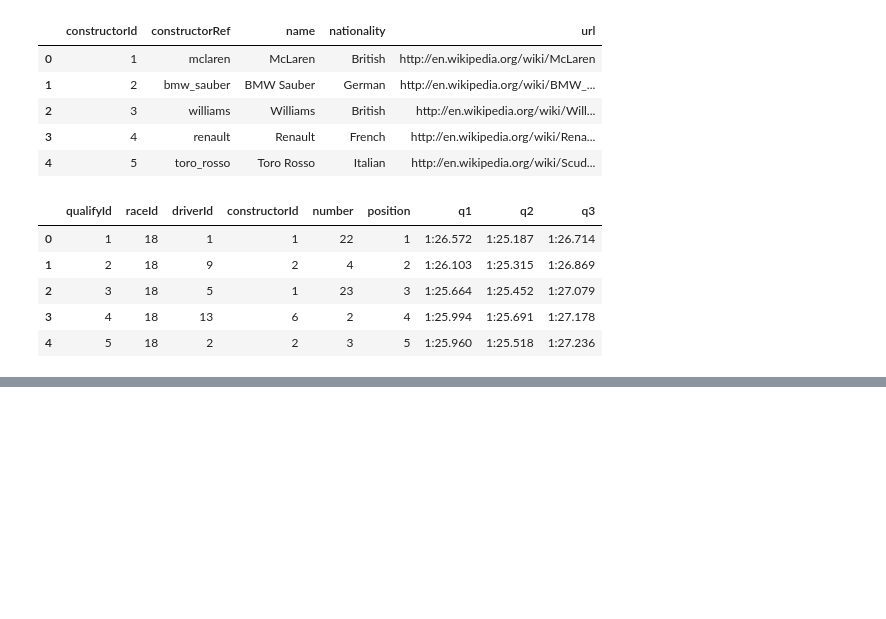
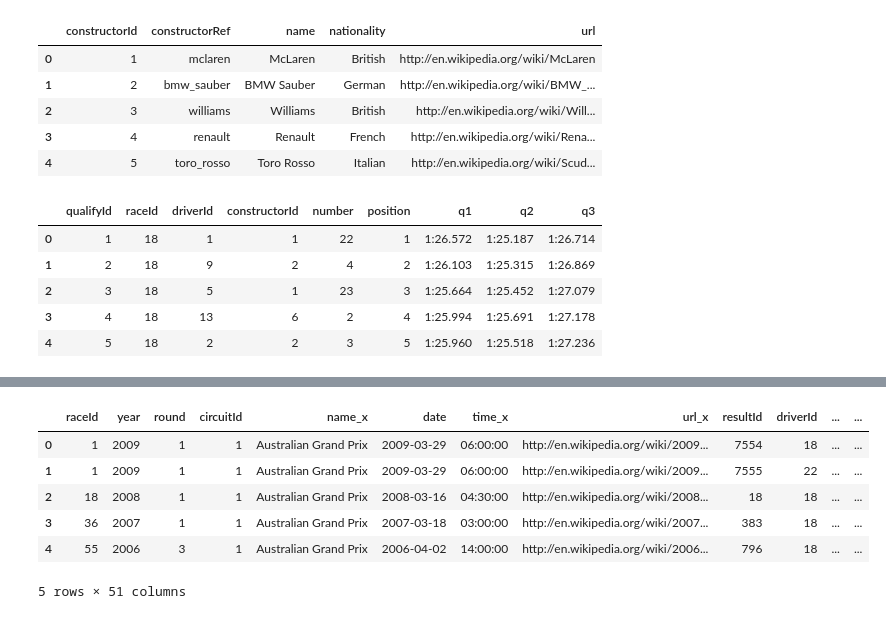
Before and after one commit to Vignesh-Bala11/Capstone-Project, a Jupyter notebook: Race-Predictor_VB/Vignesh_ML_ETL.ipynb, the cells around one changed output, grey strips where cells are left out. Drawn from its saved outputs; the diff is of its cells as text; code cells hidden in the pictures; blank space fills up the shorter version.

Commit message:
merged tables

```diff
--- a/Race-Predictor_VB/Vignesh_ML_ETL.ipynb
+++ b/Race-Predictor_VB/Vignesh_ML_ETL.ipynb
@@ -105,0 +116,8 @@ quals.head()
+# %%
+# Loading in Circuits Standings dataset as DataFrame
+cursor.execute("Select * FROM circuits LIMIT 0")
+colnames = [desc[0] for desc in cursor.description]
+cursor.execute("SELECT * FROM circuits")
+data = cursor.fetchall()
+circuits = pd.DataFrame(data, columns=colnames)
+circuits.head()
@@ -105,0 +131,15 @@ quals.head()
+# %%
+df1 = pd.merge(races,results,how='inner',on=['raceId'])
+df2 = pd.merge(df1,quals,how='inner',on=['raceId','driverId','constructorId'])
+df3 = pd.merge(df2,drivers,how='inner',on=['driverId'])
+df4 = pd.merge(df3,constructors,how='inner',on=['constructorId'])
+df5 = pd.merge(df4,circuits,how='inner',on=['circuitId'])
+df5.head()
+# %% [output]
+|  | raceId | year | round | circuitId | name_x | date | time_x | url_x | resultId | driverId | ... | ... |
+| 0 | 1 | 2009 | 1 | 1 | Australian Grand Prix | 2009-03-29 | 06:00:00 | http://en.wikipedia.org/wiki/2009... | 7554 | 18 | ... | ... |
+| 1 | 1 | 2009 | 1 | 1 | Australian Grand Prix | 2009-03-29 | 06:00:00 | http://en.wikipedia.org/wiki/2009... | 7555 | 22 | ... | ... |
+| 2 | 18 | 2008 | 1 | 1 | Australian Grand Prix | 2008-03-16 | 04:30:00 | http://en.wikipedia.org/wiki/2008... | 18 | 18 | ... | ... |
+| 3 | 36 | 2007 | 1 | 1 | Australian Grand Prix | 2007-03-18 | 03:00:00 | http://en.wikipedia.org/wiki/2007... | 383 | 18 | ... | ... |
+| 4 | 55 | 2006 | 3 | 1 | Australian Grand Prix | 2006-04-02 | 14:00:00 | http://en.wikipedia.org/wiki/2006... | 796 | 18 | ... | ... |
+5 rows × 51 columns
```
Also changed, not shown: parts of 5 cells of this notebook.
